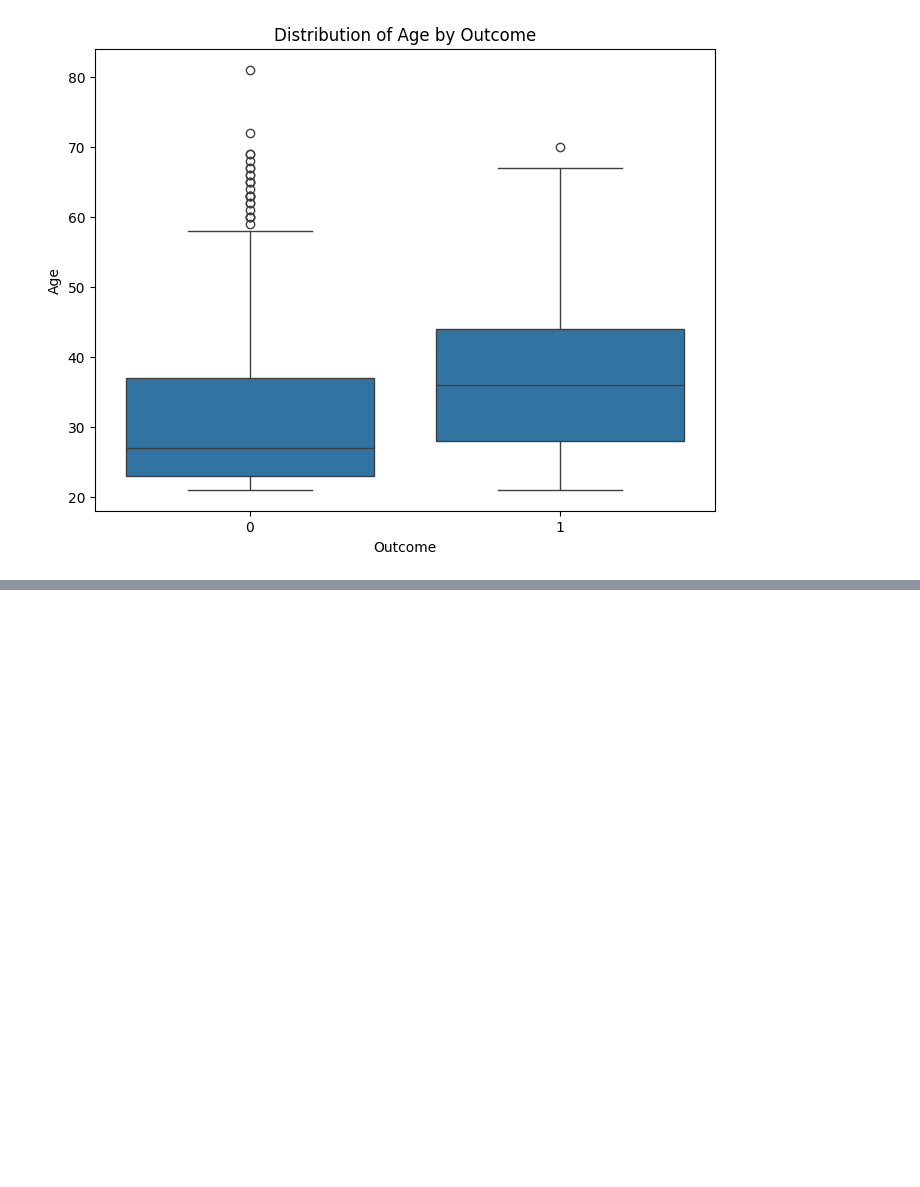
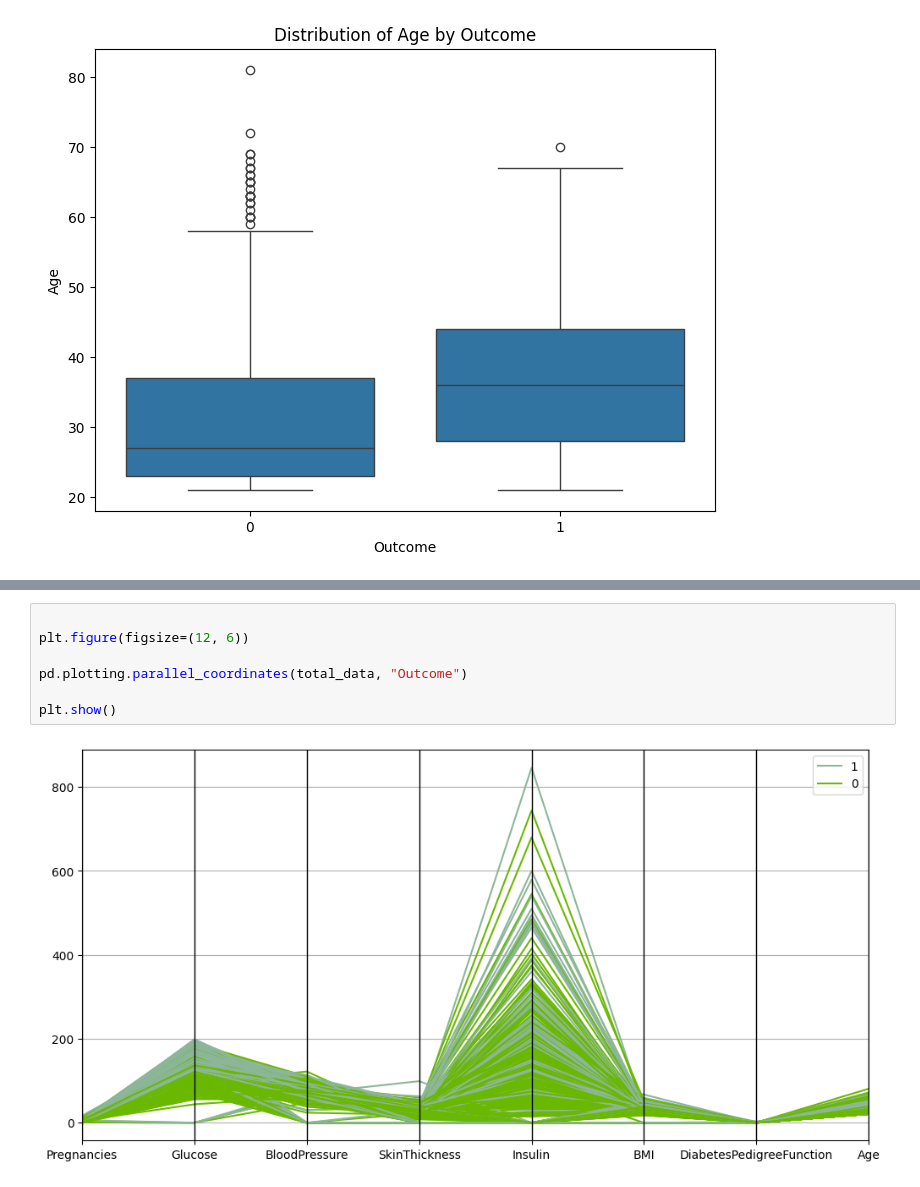
Before and after one commit to 4GeeksAcademy/Decision-Tree-machine-learning-python-template, a Jupyter notebook: src/explore.ipynb, the cells around one changed output, grey strips where cells are left out. Saved outputs shown, nothing was run; the diff lists cells and outputs as text; blank space fills up the shorter version.

```diff
--- a/src/explore.ipynb
+++ b/src/explore.ipynb
@@ -144,0 +185,9 @@ for var in variables:
+# %%
+
+plt.figure(figsize=(12, 6))
+
+pd.plotting.parallel_coordinates(total_data, "Outcome")
+
+plt.show()
+# %% [output]
+[figure, added]
```
Also changed, not shown: parts of 20 cells of this notebook, 2 other files.
